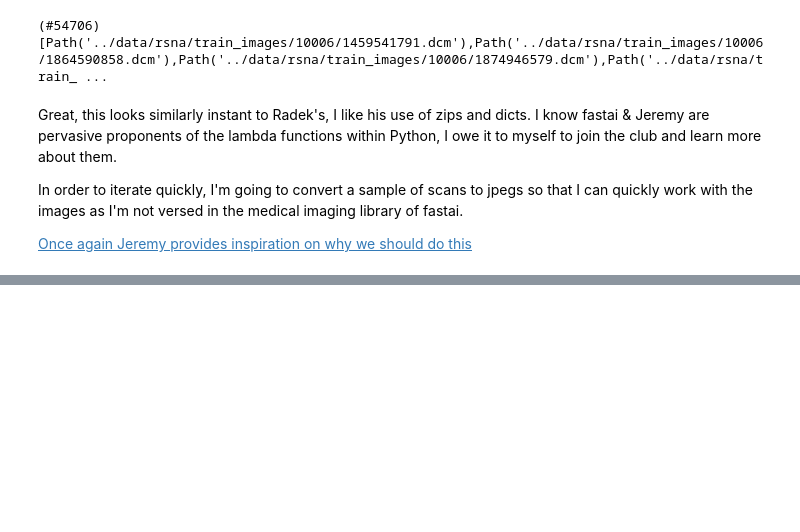
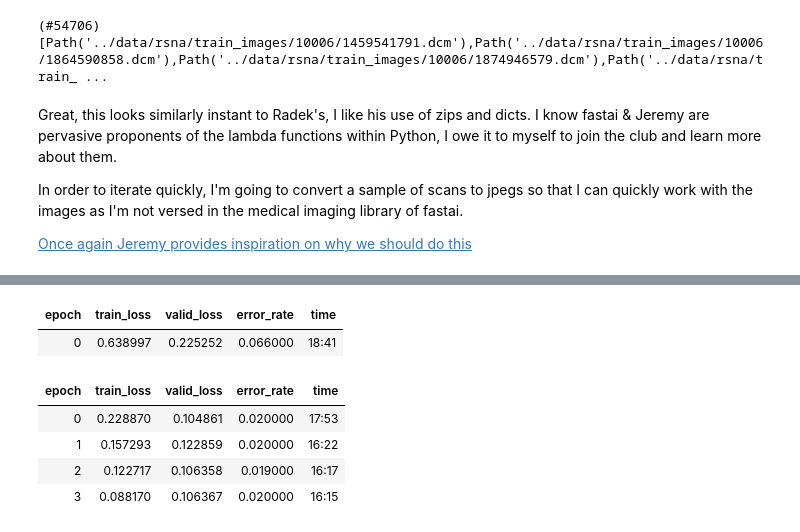
Before and after one commit to nglillywhite/blog, a Jupyter notebook: posts/2022-12-23-RSNA Kaggle Work.ipynb, the cells around one changed output, grey strips where cells are left out. Cells and saved outputs as stored; diff of their text form; code cells hidden in the pictures; blank space fills up the shorter version.

```diff
--- a/posts/2022-12-23-RSNA Kaggle Work.ipynb
+++ b/posts/2022-12-23-RSNA Kaggle Work.ipynb
@@ -431,0 +440,11 @@ dls.show_batch()
+# %%
+learn = vision_learner(dls, resnet18, metrics=error_rate)
+learn.fine_tune(4)
+# %% [output]
+| epoch | train_loss | valid_loss | error_rate | time |
+| 0 | 0.638997 | 0.225252 | 0.066000 | 18:41 |
+| epoch | train_loss | valid_loss | error_rate | time |
+| 0 | 0.228870 | 0.104861 | 0.020000 | 17:53 |
+| 1 | 0.157293 | 0.122859 | 0.020000 | 16:22 |
+| 2 | 0.122717 | 0.106358 | 0.019000 | 16:17 |
+| 3 | 0.088170 | 0.106367 | 0.020000 | 16:15 |
```
Also changed, not shown: parts of 10 cells of this notebook, 1 other file.
